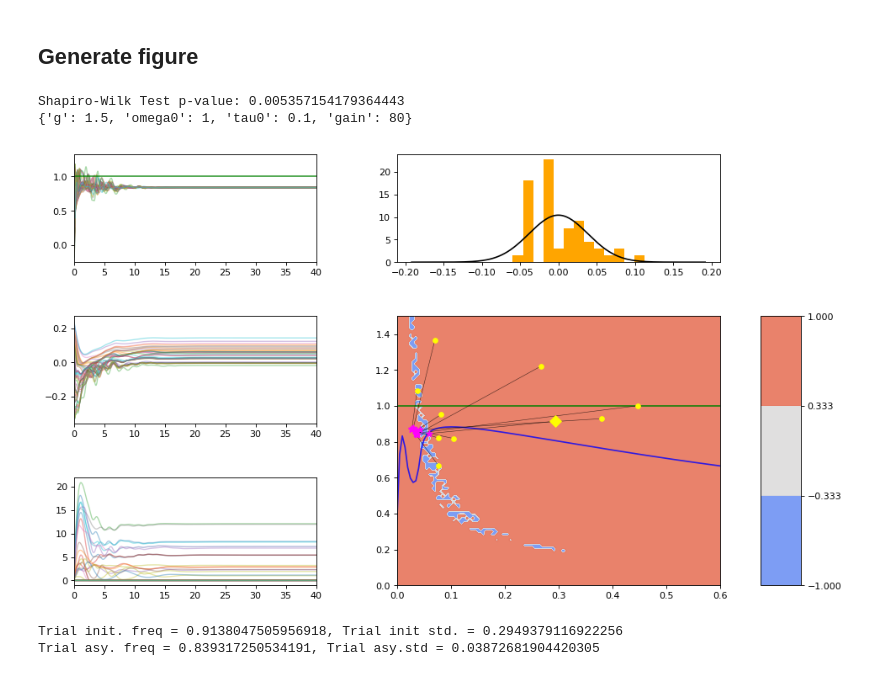
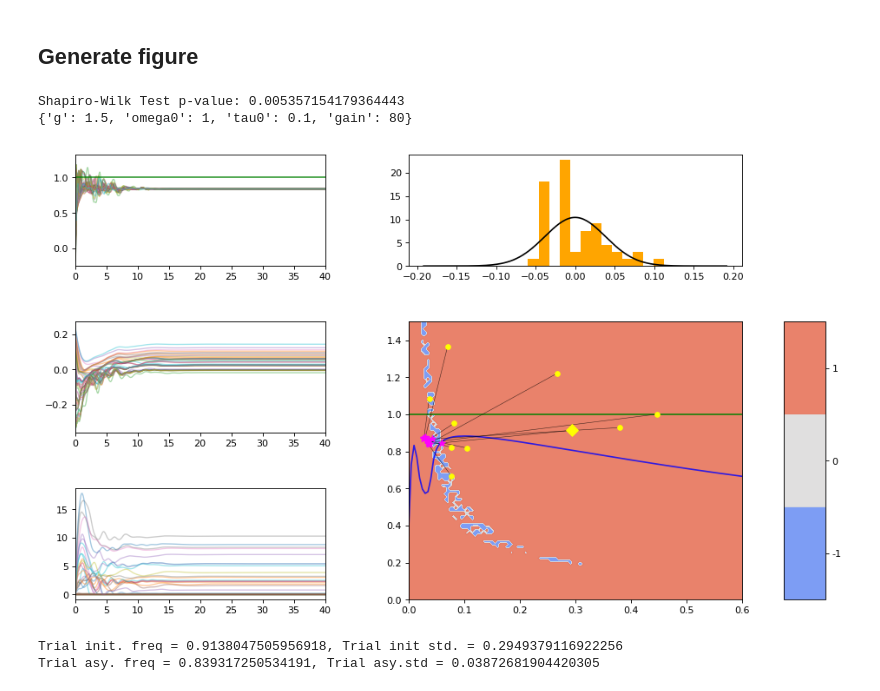
Before and after one commit to parkseo7/KuramotoPlasticDelay, a Jupyter notebook: figND_numerics.ipynb, the cells around one changed output. Saved outputs shown, nothing was run; the diff lists cells and outputs as text; code cells hidden in the pictures.

```diff
--- a/figND_numerics.ipynb
+++ b/figND_numerics.ipynb
@@ -188,16 +188,17 @@ arr_lin1 = arr_lin1[:,None]
 
 arr_phases1 = trial1['y'] - arr_lin1
 asy_phases1 = asylib.weight_avg(trial1['t'], arr_phases1, asy)
+asy_phases_mod = asylib.mod_pi(asy_phases1)
 
-phase_vars = asylib.weight_avg(sol['t'], (arr_phases - asy_phases)**2, asy)
-phase_var = np.var(asy_phases1)
+# phase_vars = asylib.weight_avg(sol['t'], (arr_phases - asy_phases)**2, asy)
+phase_var = np.var(asy_phases_mod)
 
 # Mean zero asy phases:
-cen_phases = asy_phases1 - np.mean(asy_phases1)
+cen_phases = asy_phases_mod - np.mean(asy_phases_mod)
 
 # Store
 trial1['phases'] = arr_phases1
-trial1['asy_phases'] = asy_phases1
+trial1['asy_phases'] = asy_phases_mod
 trial1['asy_Omega'] = asy_Omega1
 trial1['asy_std'] = np.sqrt(phase_var)
 # %% [markdown]
@@ -420,35 +421,37 @@ ax[3].axis([delta_min, delta_max, 0, 1.5 * param['omega0']])
 
 ax[3].plot(delta_arr, Omega_roots, color='blue', alpha=0.8, zorder=1)
 ax[3].scatter(init_stds, init_freqs, color='yellow', s=initsize, zorder=3)
 ax[3].scatter(asy_stds, asy_freqs, color='magenta', marker='*', s=asysize, zorder=4)
 
 # Selected trial A,B,C
 ax[3].scatter(trial1['std'], trial1['init_freq'], marker='D', color='yellow', s=initsize2, zorder=3)
 ax[3].axhline(y=dict_ex['w0'], color='green', alpha=0.9, zorder=1)
 ax[3].axvline(x=0, color='black', alpha=0.5, linewidth=0.9, zorder=1)
 
 
 # Figure D
 ax[4].hist(cen_phases, bins=bins_dist, color='orange', density=True, zorder=0)
 
 # Normal curve
 ax[4].plot(gauss_x, gauss_y, color='black', zorder=1)
 
 # Heat map
-fig.colorbar(c, cax=ax[5])
+fig.colorbar(c, cax=ax[5], ticks=[-2/3,0,2/3])
+ax[5].set_yticklabels(['-1', '0', '1'])
+
 
 # Adjustments to axes
 ax[0].set_xlim(left=np.min(trial1['t']), right=TF)
 ax[1].set_xlim(left=np.min(trial1['t']), right=TF)
 ax[2].set_xlim(left=np.min(trial1['t']), right=TF)
 ax[3].set_xlim(left=0, right=np.round(1.2*delta_range, decimals=1))
 
 print("Shapiro-Wilk Test p-value: " + str(stats.shapiro(cen_phases)[1])) # High p-value implies normal distribution
 print(param)
 # %% [output]
 Shapiro-Wilk Test p-value: 0.005357154179364443
 {'g': 1.5, 'omega0': 1, 'tau0': 0.1, 'gain': 80}
-[figure, old version]
+[figure, new version]
 # %%
 print('Trial init. freq = ' + str(trial1['init_freq']) + ', Trial init std. = ' + str(trial1['std']))
 print('Trial asy. freq = ' + str(trial1['asy_Omega']) + ', Trial asy.std = ' + str(asy_stds[0]))
```
